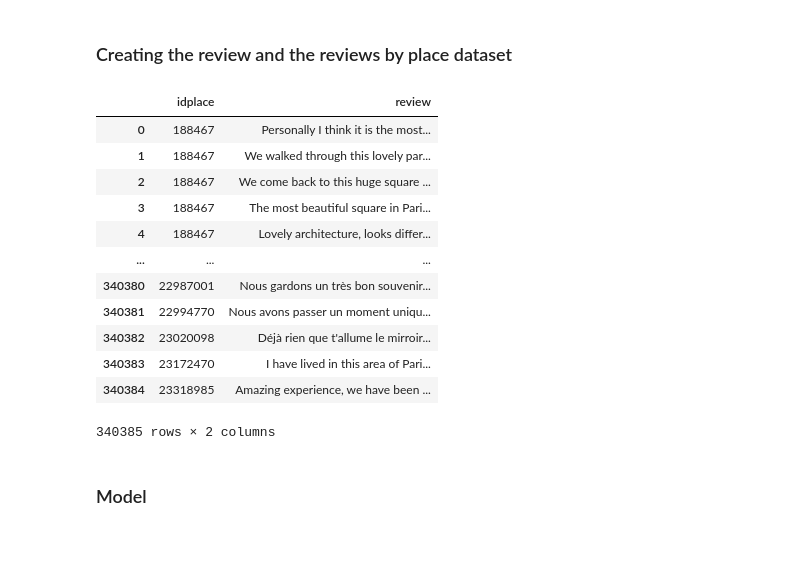
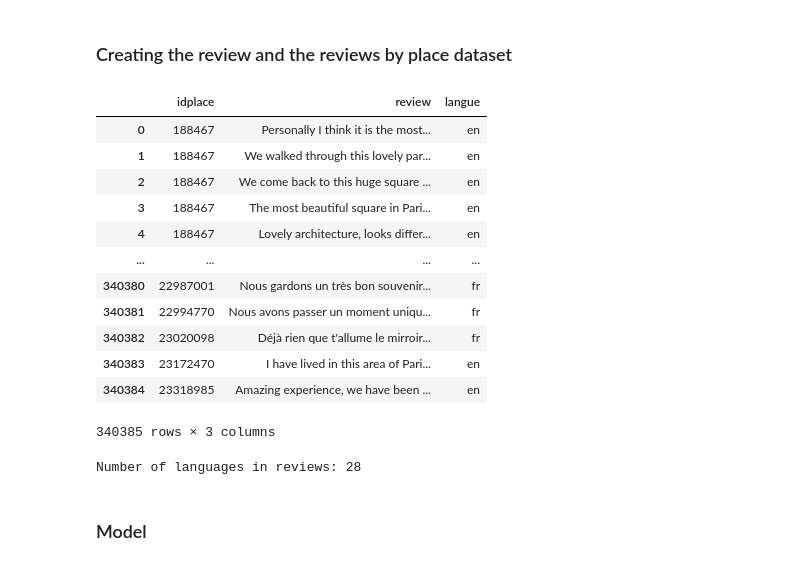
Before and after one commit to Loro67/tripadvisor-nlp-recommender, a Jupyter notebook: project_notebook.ipynb, the cells around one changed output. Drawn from its saved outputs; the diff is of its cells as text; code cells hidden in the pictures.

Commit message:
add languages to reviews dataset

```diff
--- a/project_notebook.ipynb
+++ b/project_notebook.ipynb
@@ -205,21 +199,25 @@ ActiviteSubCategorie :
 # %% [markdown]
 ### Creating the review and the reviews by place dataset
 # %%
-reviews = reviews[["idplace", "review"]]
+reviews = reviews[["idplace", "review", "langue"]]
 reviews
 # %% [output]
-|  | idplace | review |
-| 0 | 188467 | Personally I think it is the most... |
-| 1 | 188467 | We walked through this lovely par... |
-| 2 | 188467 | We come back to this huge square ... |
-| 3 | 188467 | The most beautiful square in Pari... |
-| 4 | 188467 | Lovely architecture, looks differ... |
-| ... | ... | ... |
-| 340380 | 22987001 | Nous gardons un très bon souvenir... |
-| 340381 | 22994770 | Nous avons passer un moment uniqu... |
-| 340382 | 23020098 | Déjà rien que t'allume le mirroir... |
-| 340383 | 23172470 | I have lived in this area of Pari... |
-| 340384 | 23318985 | Amazing experience, we have been ... |
+|  | idplace | review | langue |
+| 0 | 188467 | Personally I think it is the most... | en |
+| 1 | 188467 | We walked through this lovely par... | en |
+| 2 | 188467 | We come back to this huge square ... | en |
+| 3 | 188467 | The most beautiful square in Pari... | en |
+| 4 | 188467 | Lovely architecture, looks differ... | en |
+| ... | ... | ... | ... |
+| 340380 | 22987001 | Nous gardons un très bon souvenir... | fr |
+| 340381 | 22994770 | Nous avons passer un moment uniqu... | fr |
+| 340382 | 23020098 | Déjà rien que t'allume le mirroir... | fr |
+| 340383 | 23172470 | I have lived in this area of Pari... | en |
+| 340384 | 23318985 | Amazing experience, we have been ... | en |
-340385 rows × 2 columns
+340385 rows × 3 columns
+# %%
+print("Number of languages in reviews:", reviews["langue"].nunique())
+# %% [output]
+Number of languages in reviews: 28
 # %%
 reviews_by_place = reviews.groupby('idplace')['review'].agg(list).reset_index()
```
Also changed, not shown: parts of 4 cells of this notebook.
